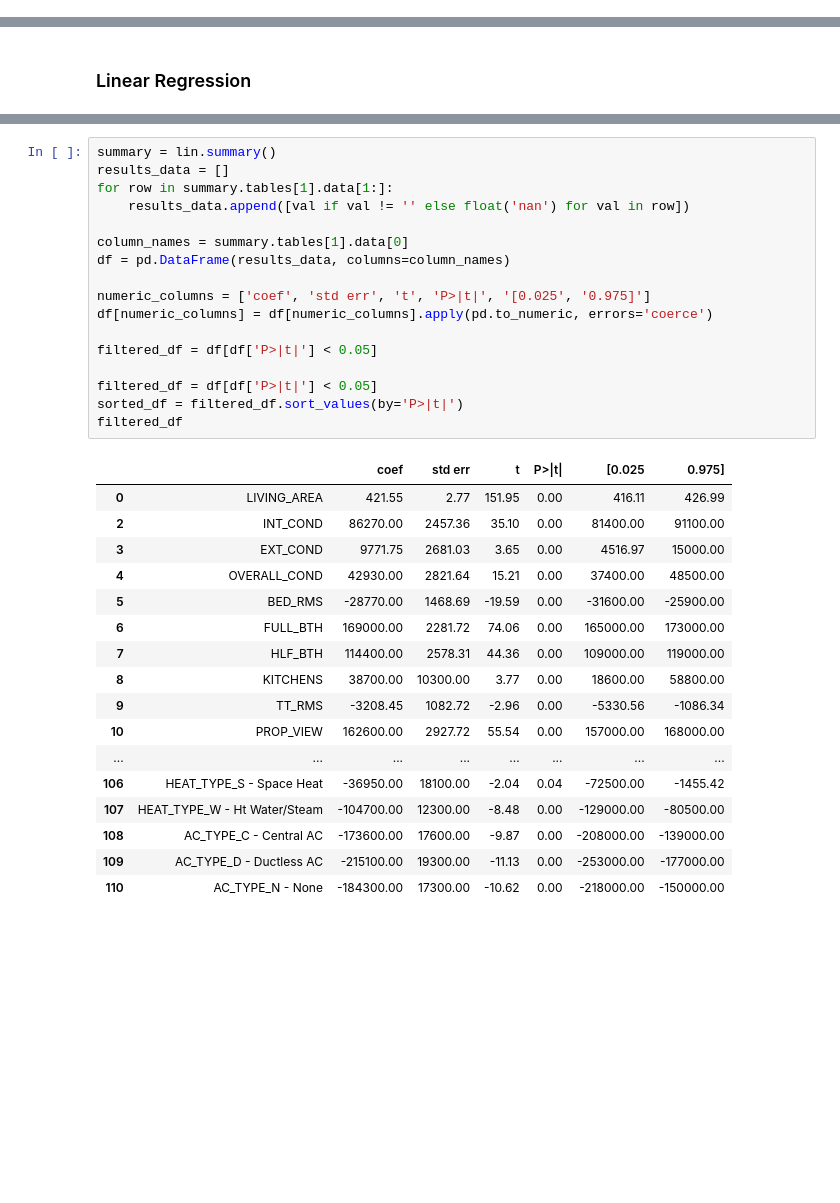
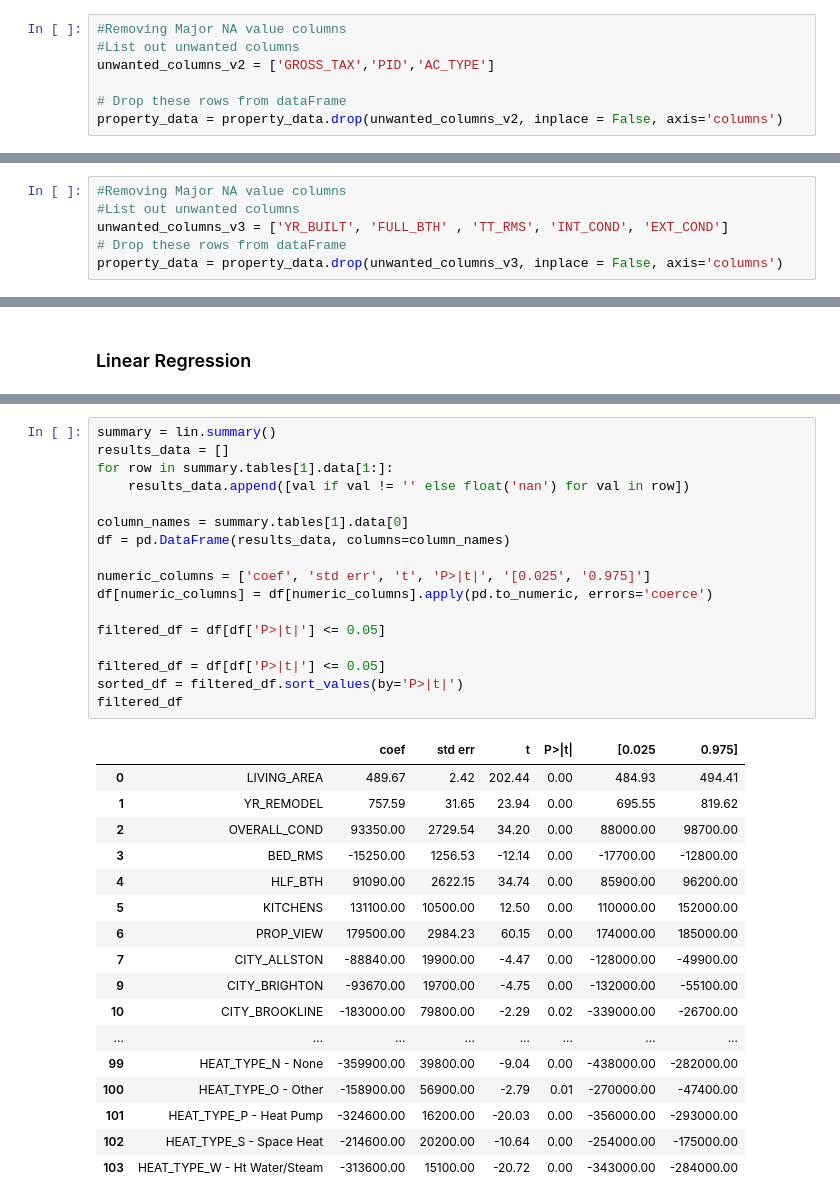
Before and after one commit to sneharaorokkam/Boston-Property-Assesment, a Jupyter notebook: Group1_capstone.ipynb, the cells around one changed output, grey strips where cells are left out. Cells and saved outputs as stored; diff of their text form; blank space fills up the shorter version.

```diff
--- a/Group1_capstone.ipynb
+++ b/Group1_capstone.ipynb
@@ -936,3 +904,10 @@ property_data = property_data.drop(unwanted_columns_v2, inplace = False, axis='c
+# %%
+#Removing Major NA value columns
+#List out unwanted columns
+unwanted_columns_v2 = ['GROSS_TAX','PID','AC_TYPE']
+
+# Drop these rows from dataFrame
+property_data = property_data.drop(unwanted_columns_v2, inplace = False, axis='columns')
 # %% [markdown]
 ### VIF
 # %%
@@ -970,3 +947,9 @@ print(vif_data)
+# %%
+#Removing Major NA value columns
+#List out unwanted columns
+unwanted_columns_v3 = ['YR_BUILT', 'FULL_BTH' , 'TT_RMS', 'INT_COND', 'EXT_COND']
+# Drop these rows from dataFrame
+property_data = property_data.drop(unwanted_columns_v3, inplace = False, axis='columns')
 # %% [markdown]
 ### One-Hot Encoding
 # %%
@@ -1063,36 +1056,36 @@ strong multicollinearity problems or that the design matrix is singular.
 # %%
 summary = lin.summary()
 results_data = []
 for row in summary.tables[1].data[1:]:
     results_data.append([val if val != '' else float('nan') for val in row])
 
 column_names = summary.tables[1].data[0]
 df = pd.DataFrame(results_data, columns=column_names)
 
 numeric_columns = ['coef', 'std err', 't', 'P>|t|', '[0.025', '0.975]']
 df[numeric_columns] = df[numeric_columns].apply(pd.to_numeric, errors='coerce')
 
-filtered_df = df[df['P>|t|'] < 0.05]
+filtered_df = df[df['P>|t|'] <= 0.05]
 
-filtered_df = df[df['P>|t|'] < 0.05]
+filtered_df = df[df['P>|t|'] <= 0.05]
 sorted_df = filtered_df.sort_values(by='P>|t|')
 filtered_df
 # %% [output]
 |  |  | coef | std err | t | P>|t| | [0.025 | 0.975] |
-| 0 | LIVING_AREA | 421.55 | 2.77 | 151.95 | 0.00 | 416.11 | 426.99 |
-| 2 | INT_COND | 86270.00 | 2457.36 | 35.10 | 0.00 | 81400.00 | 91100.00 |
-| 3 | EXT_COND | 9771.75 | 2681.03 | 3.65 | 0.00 | 4516.97 | 15000.00 |
-| 4 | OVERALL_COND | 42930.00 | 2821.64 | 15.21 | 0.00 | 37400.00 | 48500.00 |
-| 5 | BED_RMS | -28770.00 | 1468.69 | -19.59 | 0.00 | -31600.00 | -25900.00 |
-| 6 | FULL_BTH | 169000.00 | 2281.72 | 74.06 | 0.00 | 165000.00 | 173000.00 |
-| 7 | HLF_BTH | 114400.00 | 2578.31 | 44.36 | 0.00 | 109000.00 | 119000.00 |
-| 8 | KITCHENS | 38700.00 | 10300.00 | 3.77 | 0.00 | 18600.00 | 58800.00 |
-| 9 | TT_RMS | -3208.45 | 1082.72 | -2.96 | 0.00 | -5330.56 | -1086.34 |
-| 10 | PROP_VIEW | 162600.00 | 2927.72 | 55.54 | 0.00 | 157000.00 | 168000.00 |
+| 0 | LIVING_AREA | 489.67 | 2.42 | 202.44 | 0.00 | 484.93 | 494.41 |
+| 1 | YR_REMODEL | 757.59 | 31.65 | 23.94 | 0.00 | 695.55 | 819.62 |
+| 2 | OVERALL_COND | 93350.00 | 2729.54 | 34.20 | 0.00 | 88000.00 | 98700.00 |
+| 3 | BED_RMS | -15250.00 | 1256.53 | -12.14 | 0.00 | -17700.00 | -12800.00 |
+| 4 | HLF_BTH | 91090.00 | 2622.15 | 34.74 | 0.00 | 85900.00 | 96200.00 |
+| 5 | KITCHENS | 131100.00 | 10500.00 | 12.50 | 0.00 | 110000.00 | 152000.00 |
+| 6 | PROP_VIEW | 179500.00 | 2984.23 | 60.15 | 0.00 | 174000.00 | 185000.00 |
+| 7 | CITY_ALLSTON | -88840.00 | 19900.00 | -4.47 | 0.00 | -128000.00 | -49900.00 |
+| 9 | CITY_BRIGHTON | -93670.00 | 19700.00 | -4.75 | 0.00 | -132000.00 | -55100.00 |
+| 10 | CITY_BROOKLINE | -183000.00 | 79800.00 | -2.29 | 0.02 | -339000.00 | -26700.00 |
 | ... | ... | ... | ... | ... | ... | ... | ... |
-| 106 | HEAT_TYPE_S - Space Heat | -36950.00 | 18100.00 | -2.04 | 0.04 | -72500.00 | -1455.42 |
-| 107 | HEAT_TYPE_W - Ht Water/Steam | -104700.00 | 12300.00 | -8.48 | 0.00 | -129000.00 | -80500.00 |
-| 108 | AC_TYPE_C - Central AC | -173600.00 | 17600.00 | -9.87 | 0.00 | -208000.00 | -139000.00 |
-| 109 | AC_TYPE_D - Ductless AC | -215100.00 | 19300.00 | -11.13 | 0.00 | -253000.00 | -177000.00 |
-| 110 | AC_TYPE_N - None | -184300.00 | 17300.00 | -10.62 | 0.00 | -218000.00 | -150000.00 |
+| 99 | HEAT_TYPE_N - None | -359900.00 | 39800.00 | -9.04 | 0.00 | -438000.00 | -282000.00 |
+| 100 | HEAT_TYPE_O - Other | -158900.00 | 56900.00 | -2.79 | 0.01 | -270000.00 | -47400.00 |
+| 101 | HEAT_TYPE_P - Heat Pump | -324600.00 | 16200.00 | -20.03 | 0.00 | -356000.00 | -293000.00 |
+| 102 | HEAT_TYPE_S - Space Heat | -214600.00 | 20200.00 | -10.64 | 0.00 | -254000.00 | -175000.00 |
+| 103 | HEAT_TYPE_W - Ht Water/Steam | -313600.00 | 15100.00 | -20.72 | 0.00 | -343000.00 | -284000.00 |
 # %%
```
Also changed, not shown: parts of 43 cells of this notebook.
